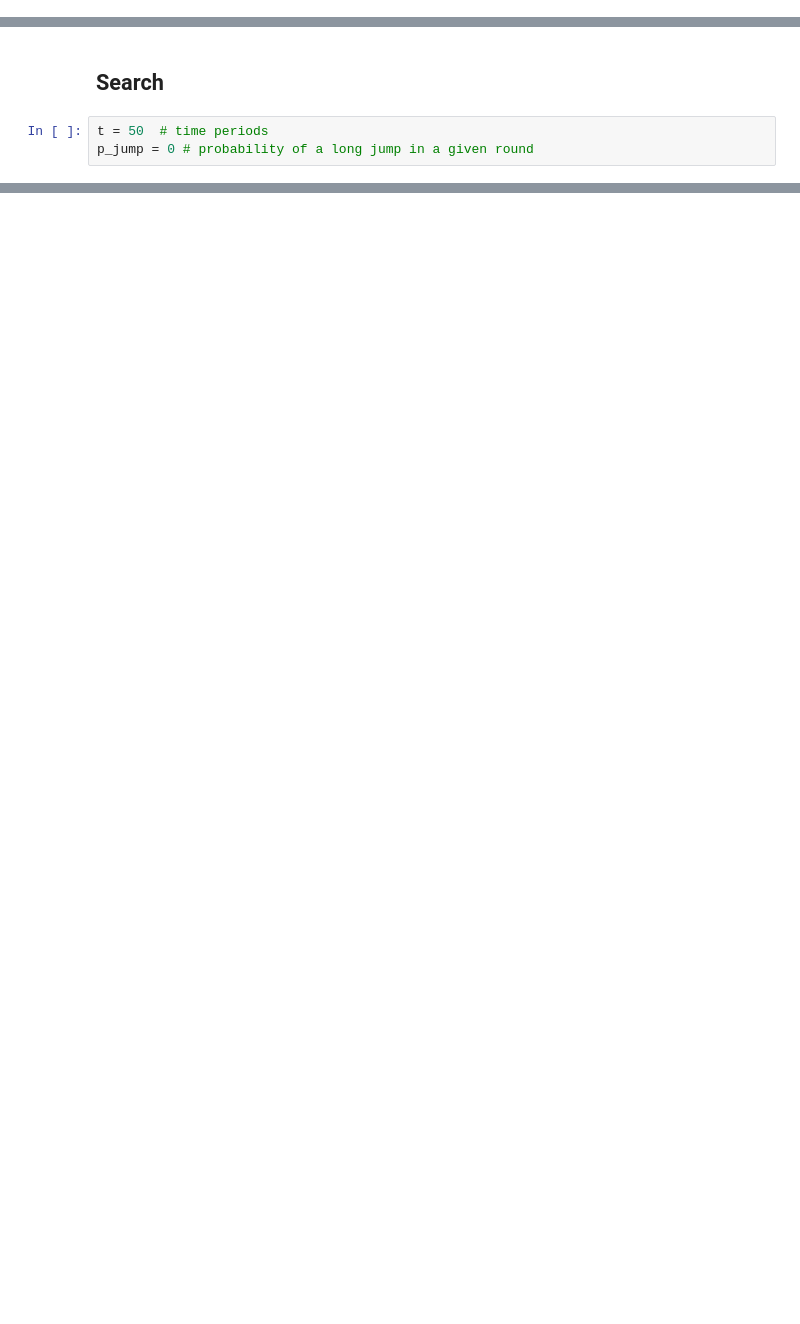
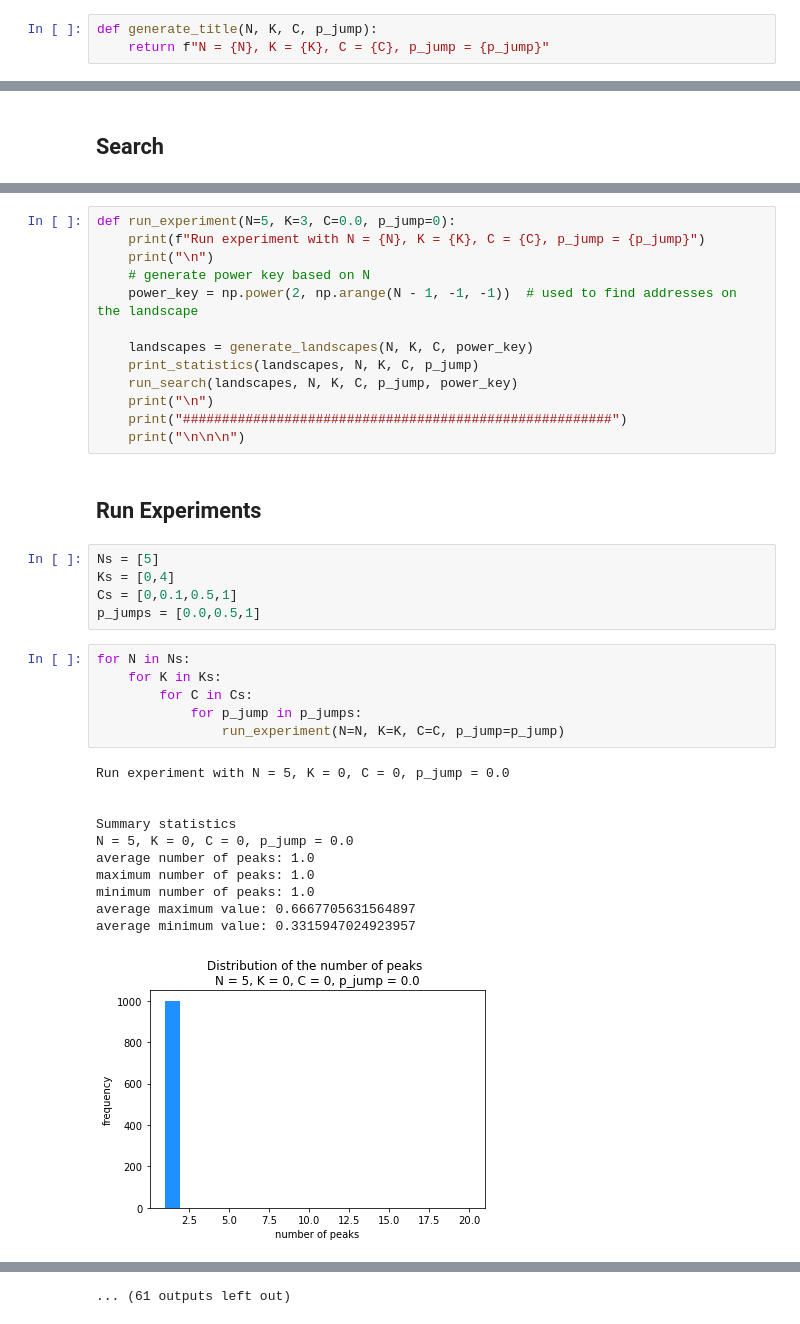
Before and after one commit to SbstnErhrdt/simulation-methods-project, a Jupyter notebook: NK.ipynb, the cells around one changed output, grey strips where cells are left out. Drawn from its saved outputs; the diff is of its cells as text; blank space fills up the shorter version.

Commit message:
add experiments & refactor with leo

```diff
--- a/NK.ipynb
+++ b/NK.ipynb
@@ -133,3 +158,6 @@ for iteration in np.arange(AMOUNT_OF_ITERATIONS):
 # %% [markdown]
 ## Statistics
+# %%
+def generate_title(N, K, C, p_jump):
+    return f"N = {N}, K = {K}, C = {C}, p_jump = {p_jump}"
 # %%
@@ -167,6 +189,3 @@ Text(0, 0.5, 'frequency')
 # %% [markdown]
 ## Search
-# %%
-t = 50  # time periods
-p_jump = 0 # probability of a long jump in a given round
 # %%
@@ -216,0 +241,38 @@ Final fitness level for long jumps: 0.8574446013486858
+# %%
+def run_experiment(N=5, K=3, C=0.0, p_jump=0):
+    print(f"Run experiment with N = {N}, K = {K}, C = {C}, p_jump = {p_jump}")
+    print("\n")
+    # generate power key based on N
+    power_key = np.power(2, np.arange(N - 1, -1, -1))  # used to find addresses on the landscape
+
+    landscapes = generate_landscapes(N, K, C, power_key)
+    print_statistics(landscapes, N, K, C, p_jump)
+    run_search(landscapes, N, K, C, p_jump, power_key)
+    print("\n")
+    print("#######################################################")
+    print("\n\n\n")
+# %% [markdown]
+## Run Experiments
+# %%
+Ns = [5]
+Ks = [0,4]
+Cs = [0,0.1,0.5,1]
+p_jumps = [0.0,0.5,1]
+# %%
+for N in Ns:
+    for K in Ks:
+        for C in Cs:
+            for p_jump in p_jumps:
+                run_experiment(N=N, K=K, C=C, p_jump=p_jump)
+# %% [output]
+Run experiment with N = 5, K = 0, C = 0, p_jump = 0.0
+
+
+Summary statistics
+N = 5, K = 0, C = 0, p_jump = 0.0
+average number of peaks: 1.0
+maximum number of peaks: 1.0
+minimum number of peaks: 1.0
+average maximum value: 0.6667705631564897
+average minimum value: 0.3315947024923957
+[figure, added]
@@ -216,0 +340 @@ Final fitness level for long jumps: 0.8574446013486858
+... (61 outputs left out)
```
Also changed, not shown: parts of 18 cells of this notebook.
